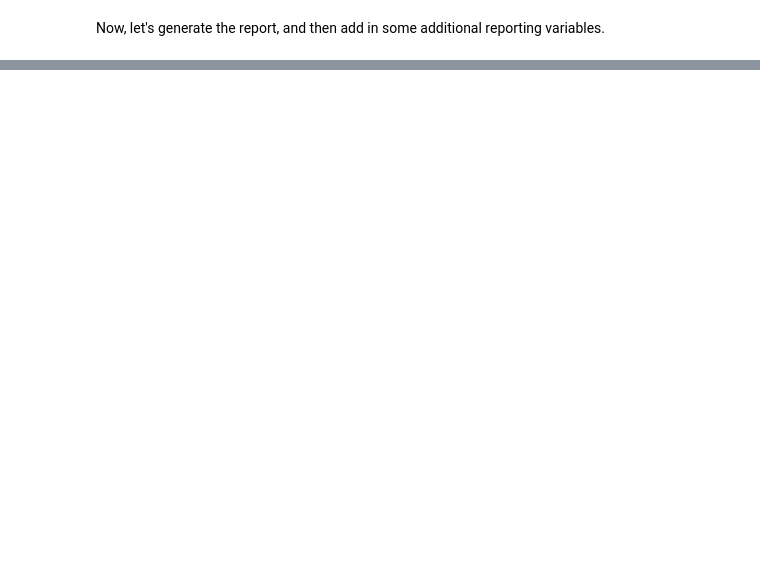
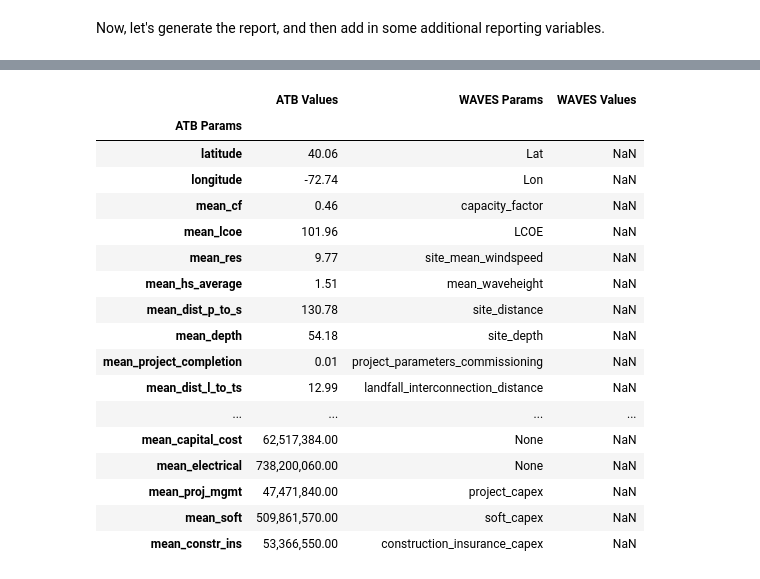
Before and after one commit to nRiccobo/WAVES, a Jupyter notebook: examples/waves_example_2024.ipynb, the cells around one changed output, grey strips where cells are left out. Drawn from its saved outputs; the diff is of its cells as text; code cells hidden in the pictures; blank space fills up the shorter version.

```diff
--- a/examples/waves_example_2024.ipynb
+++ b/examples/waves_example_2024.ipynb
@@ -451,16 +453,83 @@ ValueError: If using all scalar values, you must pass an index
 # %%
+id = 167
+import numpy as np
+
 atb_df_mean.iloc[id,:].to_csv("mid_atlantic_12_mean.csv")
 
-waves_params = [None] * len(atb_df_mean.columns)
-waves_values = [None] * len(atb_df_mean.columns)
+waves_params = ['Lat', 'Lon', 'capacity_factor', 'LCOE', 'site_mean_windspeed',
+                'mean_waveheight', 'site_distance', 'site_depth',
+                'project_parameters_commissioning',
+                'landfall_interconnection_distance',
+                'installation_contigency_capex',
+                'None',  #mean_rna
+                'development_capex',
+                'installation_capex',
+                'array_system_total_cost',
+                'total_monopile_cost,total_transition_piece_cost', # OR substructure
+                'None', #mean_wake
+                'None', #mean_elec
+                'project_parameters_decommissioning',
+                'construction_financing_capex',
+                'project_parameters_auction_price',
+                'None', #mean_grid_connect
+                'site_distance_to_shore', 'turbine_rating',
+                'decomissioning_capex',
+                'fcr',
+                'None', #mean_pslt
+                'opex',
+                'installation_costs_TurbineInstallation',
+                'procurement_contingency_capex',
+                'None', #mean_avail
+                'None', #mean_gcf
+                'comissioning_capex',
+                'None', #mean_tower
+                'None', #mean_fixed_operating_cost
+                'None', #mean_foundation
+                'None', #mean_total_losses
+                'None', #mean_site_specific
+                'installation_costs_MonopileInstallation',  # Or substructure installation
+                'construction_insurance_factor',
+                'export_system_total_cost',
+                'total_capex',
+                'None', #mean_variable_operating_cost
+                'procurement_contingency_factor',
+                'None', #mean_capital_cost
+                'None', #mean_electrical
+                'project_capex',
+                'soft_capex',
+                'construction_insurance_capex'
+
+]
+waves_params.extend([None]*(len(atb_df_mean.columns) - len(waves_params)))
+
+waves_values = [np.nan] * len(atb_df_mean.columns)
 
 atb_cower_df = pd.DataFrame({
     'ATB Params' : atb_df_mean.columns,
     'ATB Values' : atb_df_mean.iloc[id,:],
     'WAVES Params' : waves_params,
     'WAVES Values' : waves_values,
 })
 
 atb_cower_df.set_index('ATB Params', inplace=True)
 
 atb_cower_df
+# %% [output]
+|  | ATB Values | WAVES Params | WAVES Values |
+| ATB Params |  |  |  |
+| latitude | 40.06 | Lat | NaN |
+| longitude | -72.74 | Lon | NaN |
+| mean_cf | 0.46 | capacity_factor | NaN |
+| mean_lcoe | 101.96 | LCOE | NaN |
+| mean_res | 9.77 | site_mean_windspeed | NaN |
+| mean_hs_average | 1.51 | mean_waveheight | NaN |
+| mean_dist_p_to_s | 130.78 | site_distance | NaN |
+| mean_depth | 54.18 | site_depth | NaN |
+| mean_project_completion | 0.01 | project_parameters_commissioning | NaN |
+| mean_dist_l_to_ts | 12.99 | landfall_interconnection_distance | NaN |
+| ... | ... | ... | ... |
+| mean_capital_cost | 62,517,384.00 | None | NaN |
+| mean_electrical | 738,200,060.00 | None | NaN |
+| mean_proj_mgmt | 47,471,840.00 | project_capex | NaN |
+| mean_soft | 509,861,570.00 | soft_capex | NaN |
+| mean_constr_ins | 53,366,550.00 | construction_insurance_capex | NaN |
```
Also changed, not shown: parts of 6 cells of this notebook.
